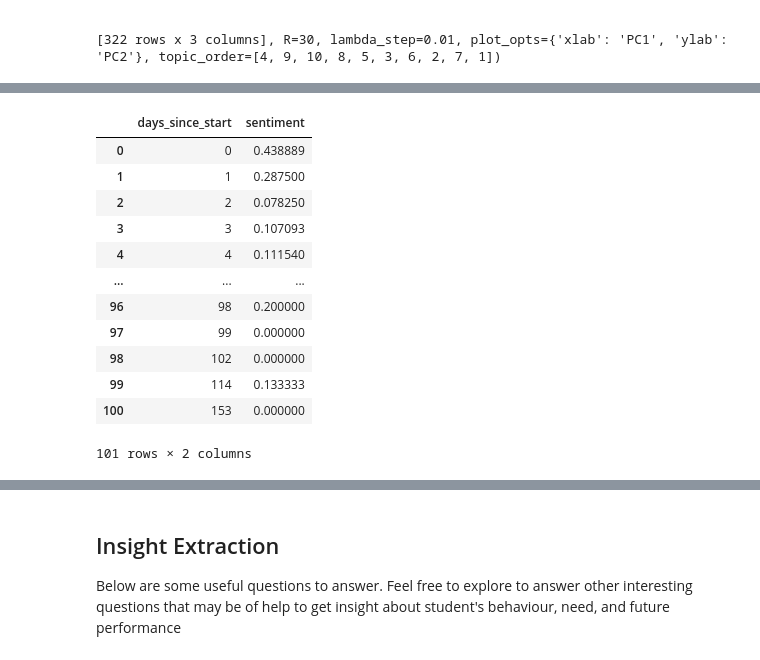
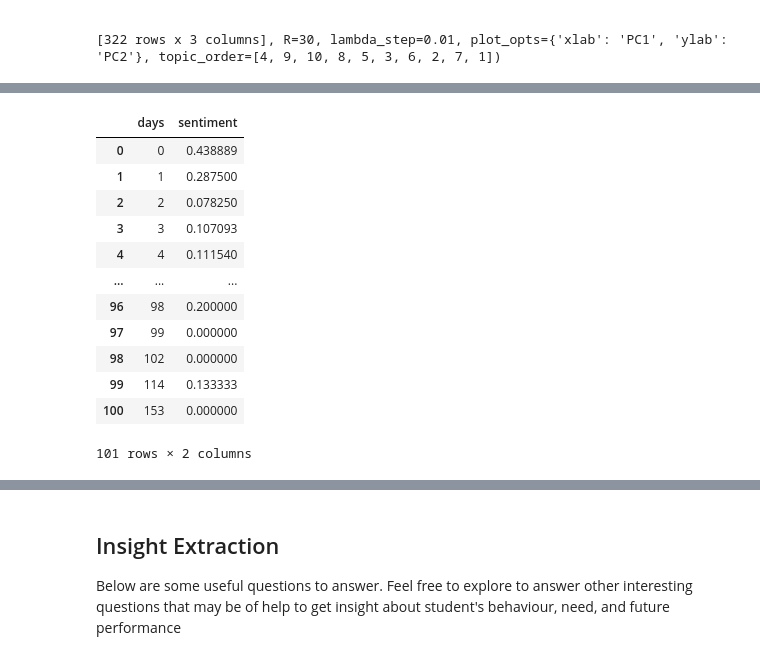
Before and after one commit to MubarekHussen/network_analysis, a Jupyter notebook: notebooks/parse_slack_data.ipynb, the cells around one changed output, grey strips where cells are left out. Drawn from its saved outputs; the diff is of its cells as text; code cells hidden in the pictures.

Commit message:
feat: performing sentiment analysis

```diff
--- a/notebooks/parse_slack_data.ipynb
+++ b/notebooks/parse_slack_data.ipynb
@@ -419,23 +419,24 @@ Topic 9: 0.112*"work" + 0.047*"just" + 0.037*"let" + 0.031*"today" + 0.030*"righ
 # %%
 df['msg_sent_time'] = pd.to_datetime(df['msg_sent_time'], unit='s')
 
 # Extract day since the start of the training
 start_date = df['msg_sent_time'].min().date()
-df['days_since_start'] = (df['msg_sent_time'].dt.date - start_date).apply(lambda x: x.days)
+
+df['days'] = (df['msg_sent_time'].dt.date - start_date).apply(lambda x: x.days)
 
 # Function to calculate sentiment using TextBlob
 def calculate_sentiment(text):
     return TextBlob(text).sentiment.polarity
 
 # Apply sentiment analysis to 'msg_content' column
 df['sentiment'] = df['msg_content'].apply(calculate_sentiment)
 
-sentiment_by_day = df.groupby('days_since_start')['sentiment'].mean().reset_index()
+sentiment_by_day = df.groupby('days')['sentiment'].mean().reset_index()
 
 # sentiment analysis per day since the starting
 sentiment_by_day
 # %% [output]
-|  | days_since_start | sentiment |
+|  | days | sentiment |
 | 0 | 0 | 0.438889 |
 | 1 | 1 | 0.287500 |
 | 2 | 2 | 0.078250 |
```
Also changed, not shown: parts of 3 cells of this notebook.
